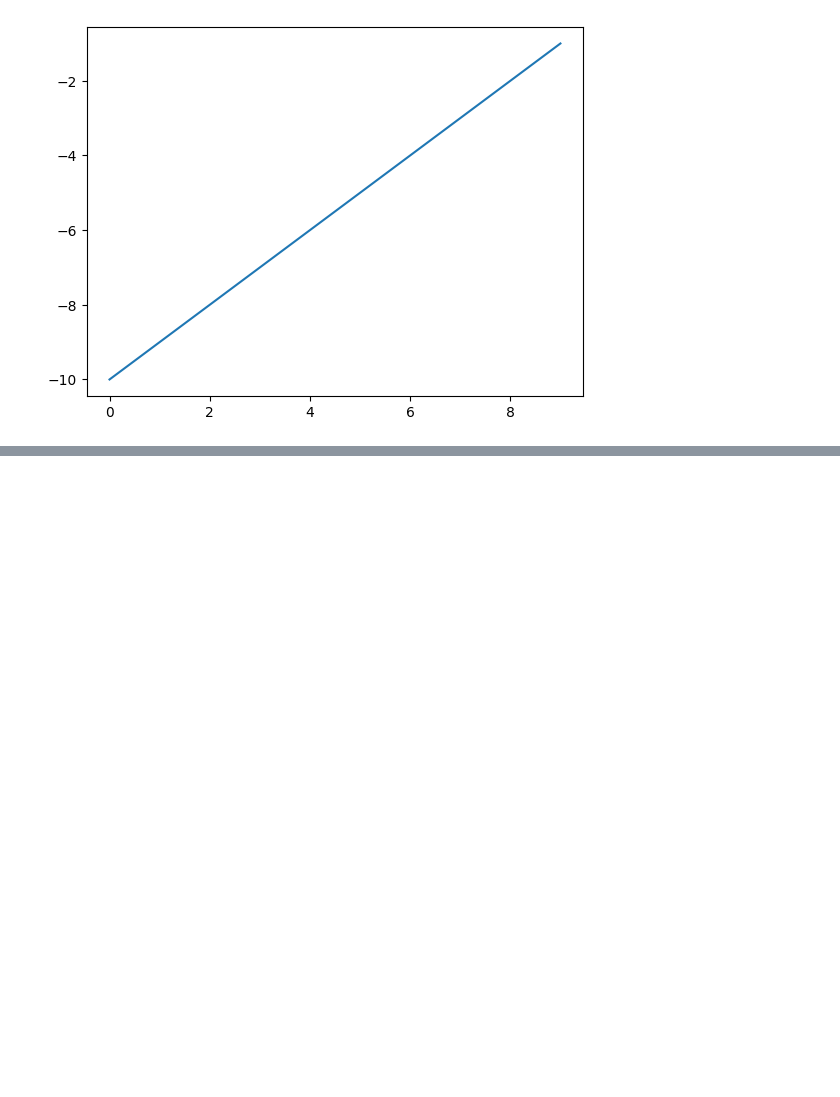
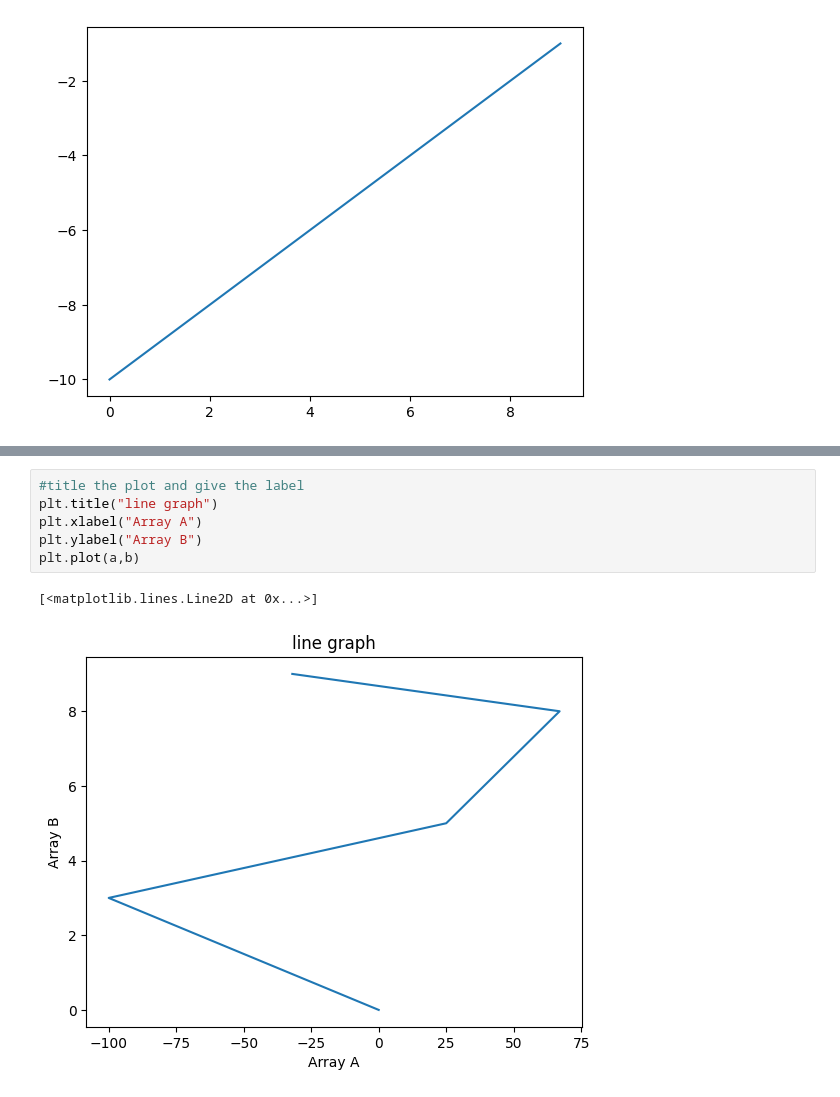
Before and after one commit to harsh24895/Sliceand3Darray, a Jupyter notebook: Matpotlib.ipynb, the cells around one changed output, grey strips where cells are left out. Drawn from its saved outputs; the diff is of its cells as text; blank space fills up the shorter version.

```diff
--- a/Matpotlib.ipynb
+++ b/Matpotlib.ipynb
@@ -20,0 +32,9 @@ plt.plot(a,b)
+# %%
+#title the plot and give the label
+plt.title("line graph")
+plt.xlabel("Array A")
+plt.ylabel("Array B")
+plt.plot(a,b)
+# %% [output]
+[<matplotlib.lines.Line2D at 0x...>]
+[figure, added]
```
Also changed, not shown: parts of 3 cells of this notebook.
